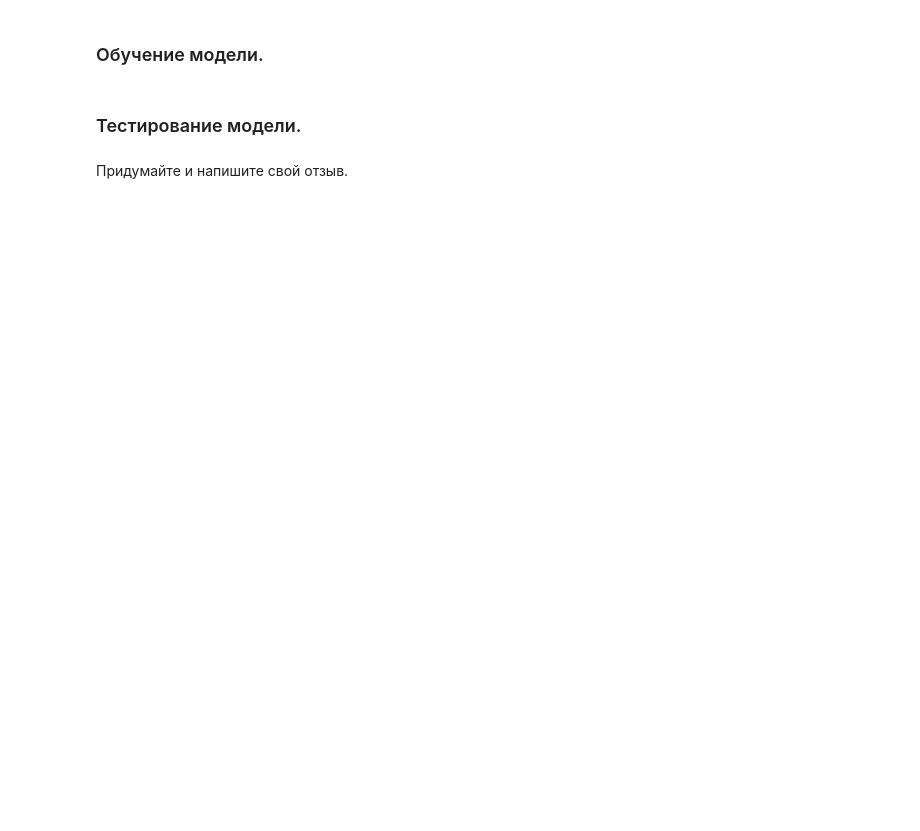
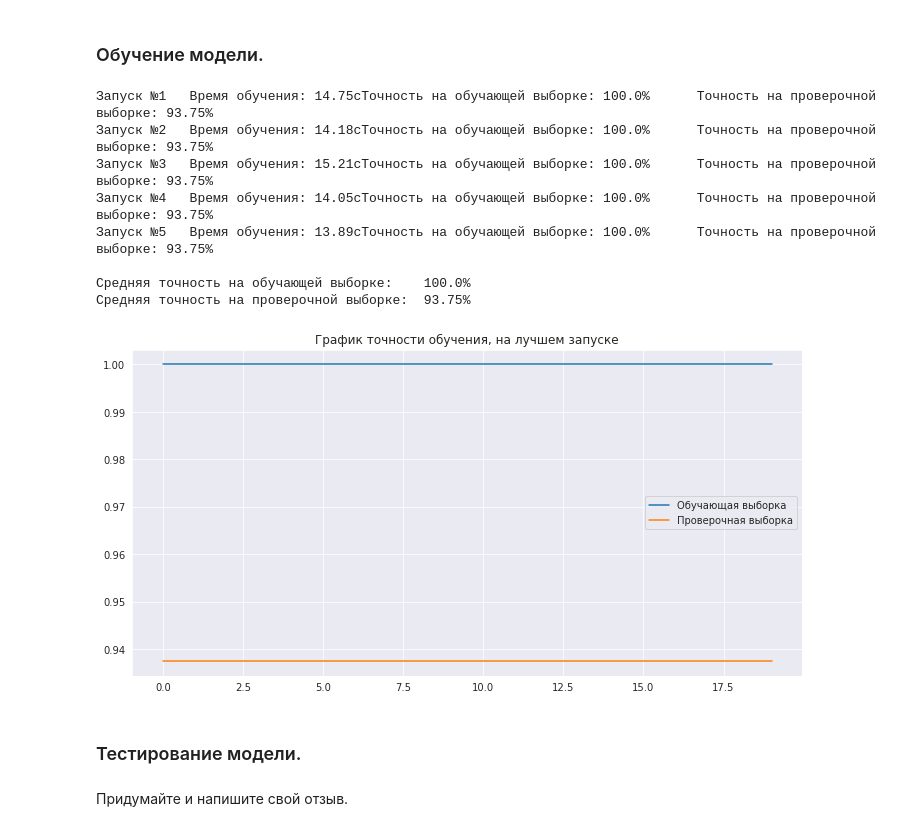
Before and after one commit to Elena-Shabanova/Neural_networks, a Jupyter notebook: Копия_блокнота_"Интенсив_06_07_08_07_День_2_Обработка_текста".ipynb, the cells around one changed output. Drawn from its saved outputs; the diff is of its cells as text; code cells hidden in the pictures; blank space fills up the shorter version.

```diff
--- a/Копия_блокнота_"Интенсив_06_07_08_07_День_2_Обработка_текста".ipynb
+++ b/Копия_блокнота_"Интенсив_06_07_08_07_День_2_Обработка_текста".ipynb
@@ -840,11 +638,22 @@ url: https://storage.googleapis.com/terra_ai/DataSets/tesla.zip
 # %%
 # Обучаем модель
 эксперимент = терра_ии.обучение_модели(
-    нейронка,
+    нейронка_ДЗ_2,
     обучающая_выборка, метки_обучающей_выборки,
     тестовая_выборка, метки_тестовой_выборки,
-    размер_пакета = ???,
-    количество_эпох = ???)
+    размер_пакета = 50,
+    количество_эпох = 20,
+    количество_запусков = 5)
+# %% [output]
+Запуск №1   Время обучения: 14.75cТочность на обучающей выборке: 100.0%      Точность на проверочной выборке: 93.75%
+Запуск №2   Время обучения: 14.18cТочность на обучающей выборке: 100.0%      Точность на проверочной выборке: 93.75%
+Запуск №3   Время обучения: 15.21cТочность на обучающей выборке: 100.0%      Точность на проверочной выборке: 93.75%
+Запуск №4   Время обучения: 14.05cТочность на обучающей выборке: 100.0%      Точность на проверочной выборке: 93.75%
+Запуск №5   Время обучения: 13.89cТочность на обучающей выборке: 100.0%      Точность на проверочной выборке: 93.75%
+
+Средняя точность на обучающей выборке:    100.0%
+Средняя точность на проверочной выборке:  93.75%
+[figure, added]
 # %% [markdown]
 ### Тестирование модели.
 # %% [markdown]
```
Also changed, not shown: parts of 50 cells of this notebook.
